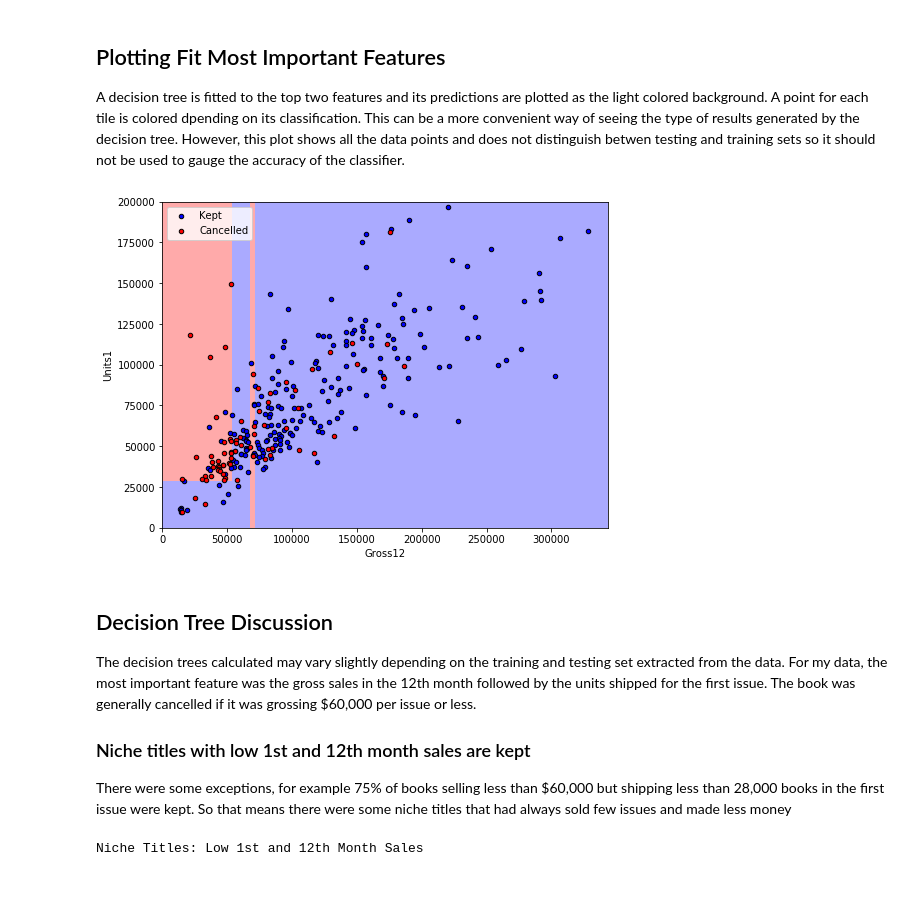
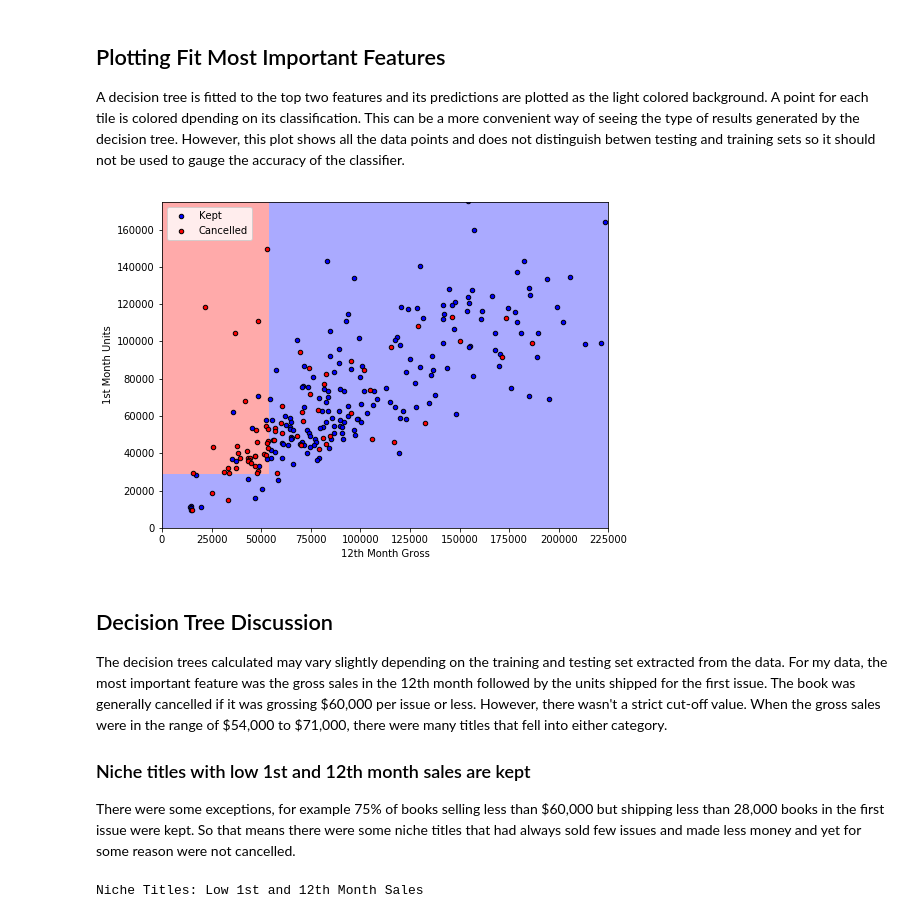
Before and after one commit to christopherpease/ComicSales, a Jupyter notebook: 2 Comic Book Cancellations - Machine Learning.ipynb, the cells around one changed output. Drawn from its saved outputs; the diff is of its cells as text; code cells hidden in the pictures; blank space fills up the shorter version.

```diff
--- a/2 Comic Book Cancellations - Machine Learning.ipynb
+++ b/2 Comic Book Cancellations - Machine Learning.ipynb
@@ -219,21 +206,25 @@ display(features_importance.head(3))
 A decision tree is fitted to the top two features and its predictions are plotted as the light colored background. A point for each tile is colored dpending on its classification. This can be a more convenient way of seeing the type of results generated by the decision tree. However, this plot shows all the data points and does not distinguish betwen testing and training sets so it should not be used to gauge the accuracy of the classifier.
 # %%
 # Plot the fit to the the two most important features
-features = features_importance.iloc[0:2].index.values
+features = ['Gross12', 'Units1']
 plt.figure(figsize=(8,6))
 plotClassification2D(df, features, ['Kept', 'Cancelled'], clf.best_estimator_)
-plt.ylim([0, 200000])
+plt.xlim([0, 225000])
+plt.ylim([0, 175000])
+plt.xlabel('12th Month Gross')
+plt.ylabel('1st Month Units')
+plt.legend(loc='upper left')
 plt.show()
 # %% [output]
-[figure, old version]
+[figure, new version]
 # %% [markdown]
 ## Decision Tree Discussion
 
-The decision trees calculated may vary slightly depending on the training and testing set extracted from the data. For my data, the most important feature was the gross sales in the 12th month followed by the units shipped for the first issue. The book was generally cancelled if it was grossing \$60,000 per issue or less.
+The decision trees calculated may vary slightly depending on the training and testing set extracted from the data. For my data, the most important feature was the gross sales in the 12th month followed by the units shipped for the first issue. The book was generally cancelled if it was grossing \$60,000 per issue or less. However, there wasn't a strict cut-off value. When the gross sales were in the range of \$54,000 to \$71,000, there were many titles that fell into either category.
 
 ### Niche titles with low 1st and 12th month sales are kept
 
-There were some exceptions, for example 75% of books selling less than \$60,000 but shipping less than 28,000 books in the first issue were kept. So that means there were some niche titles that had always sold few issues and made less money
+There were some exceptions, for example 75% of books selling less than \$60,000 but shipping less than 28,000 books in the first issue were kept. So that means there were some niche titles that had always sold few issues and made less money and yet for some reason were not cancelled.
 # %%
 print('Niche Titles: Low 1st and 12th Month Sales')
 df.loc[(df.Gross12 < 60000) & (df.Units1 < 28000),['Title', 'StartYear', 'Kept']]
```
Also changed, not shown: parts of 34 cells of this notebook, 8 other files.
